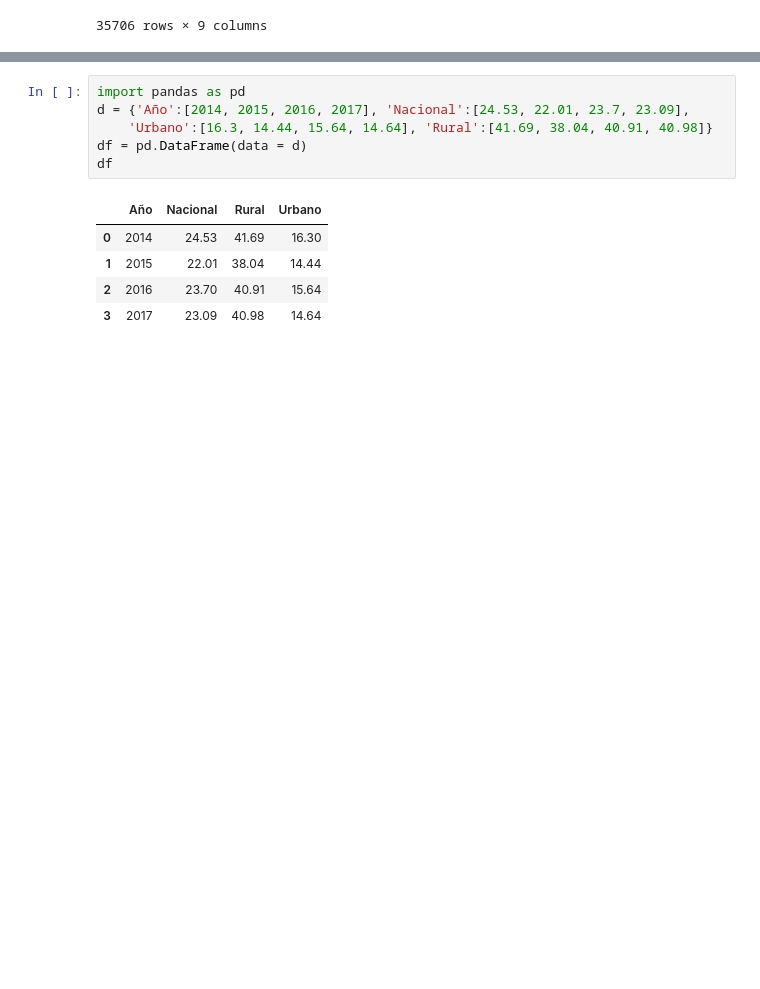
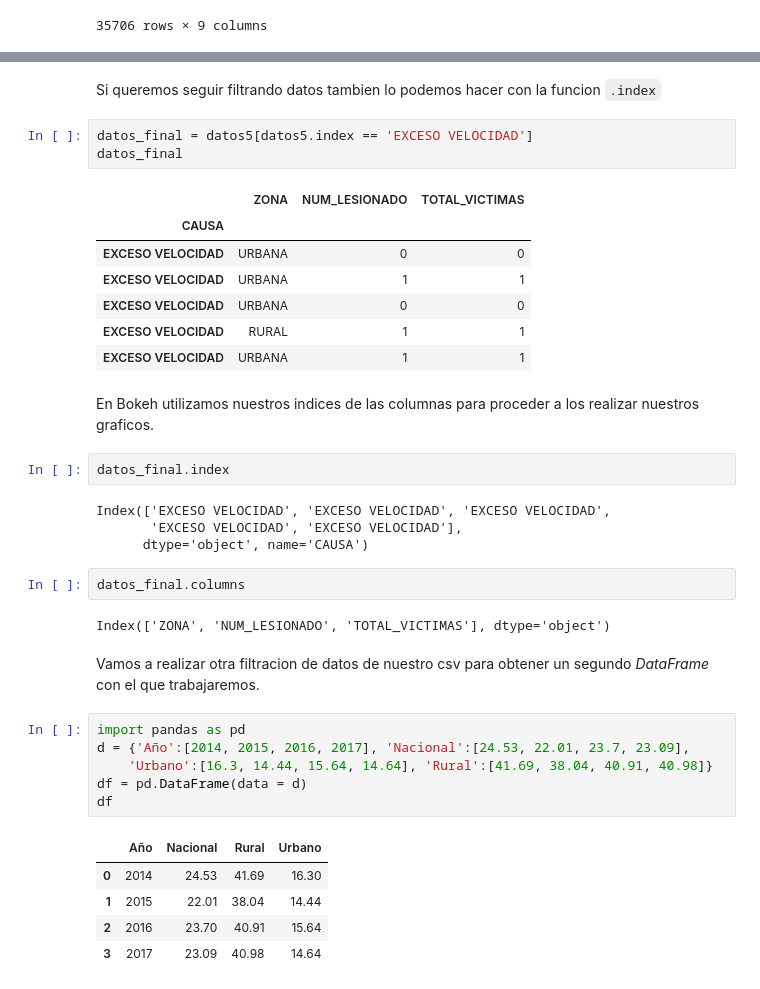
Before and after one commit to programacion-taw-utpl-001/trabajo-final-primer-bimestre-final-002, a Jupyter notebook: Proyecto_final.ipynb, the cells around one changed output, grey strips where cells are left out. Saved outputs shown, nothing was run; the diff lists cells and outputs as text; blank space fills up the shorter version.

```diff
--- a/Proyecto_final.ipynb
+++ b/Proyecto_final.ipynb
@@ -119,3 +141,30 @@ datos3
+# %% [markdown]
+Si queremos seguir filtrando datos tambien lo podemos hacer con la funcion `.index`
+# %%
+datos_final = datos5[datos5.index == 'EXCESO VELOCIDAD']
+datos_final
+# %% [output]
+|  | ZONA | NUM_LESIONADO | TOTAL_VICTIMAS |
+| CAUSA |  |  |  |
+| EXCESO VELOCIDAD | URBANA | 0 | 0 |
+| EXCESO VELOCIDAD | URBANA | 1 | 1 |
+| EXCESO VELOCIDAD | URBANA | 0 | 0 |
+| EXCESO VELOCIDAD | RURAL | 1 | 1 |
+| EXCESO VELOCIDAD | URBANA | 1 | 1 |
+# %% [markdown]
+En Bokeh utilizamos nuestros indices de las columnas para proceder a los realizar nuestros graficos.
+# %%
+datos_final.index
+# %% [output]
+Index(['EXCESO VELOCIDAD', 'EXCESO VELOCIDAD', 'EXCESO VELOCIDAD',
+       'EXCESO VELOCIDAD', 'EXCESO VELOCIDAD'],
+      dtype='object', name='CAUSA')
+# %%
+datos_final.columns
+# %% [output]
+Index(['ZONA', 'NUM_LESIONADO', 'TOTAL_VICTIMAS'], dtype='object')
+# %% [markdown]
+Vamos a realizar otra filtracion de datos de nuestro csv para obtener un segundo *DataFrame* con el que trabajaremos.
 # %%
 import pandas as pd
 d = {'Año':[2014, 2015, 2016, 2017], 'Nacional':[24.53, 22.01, 23.7, 23.09],
```
Also changed, not shown: parts of 13 cells of this notebook.
